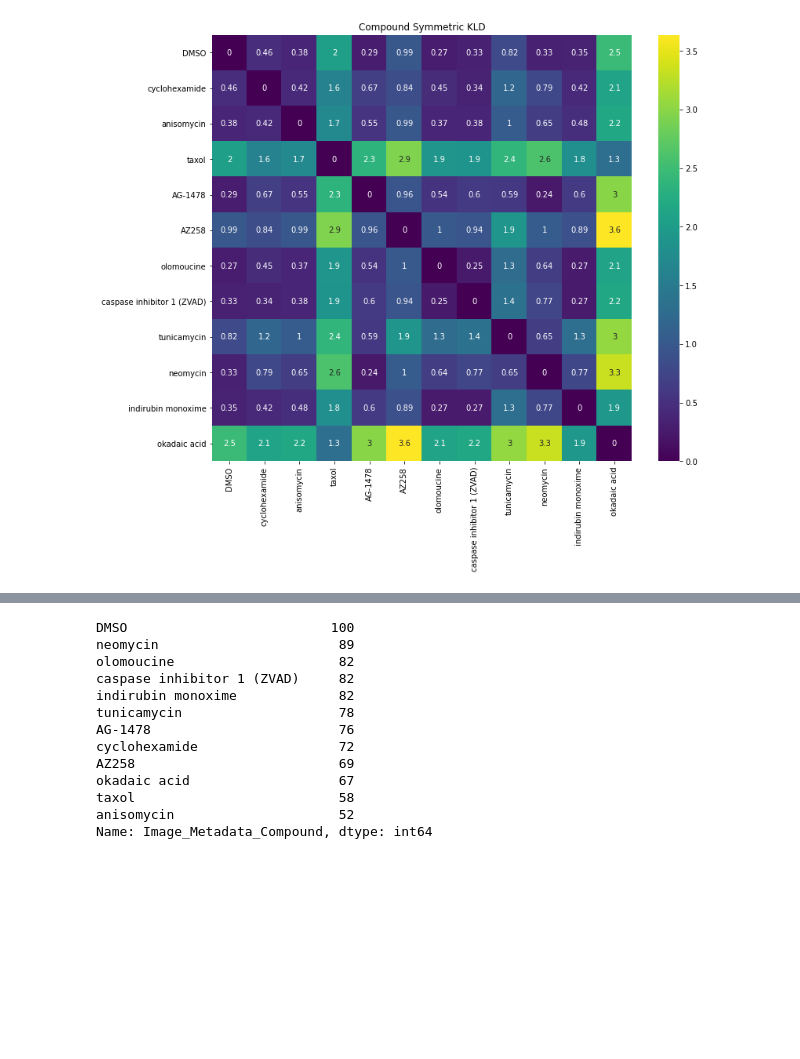
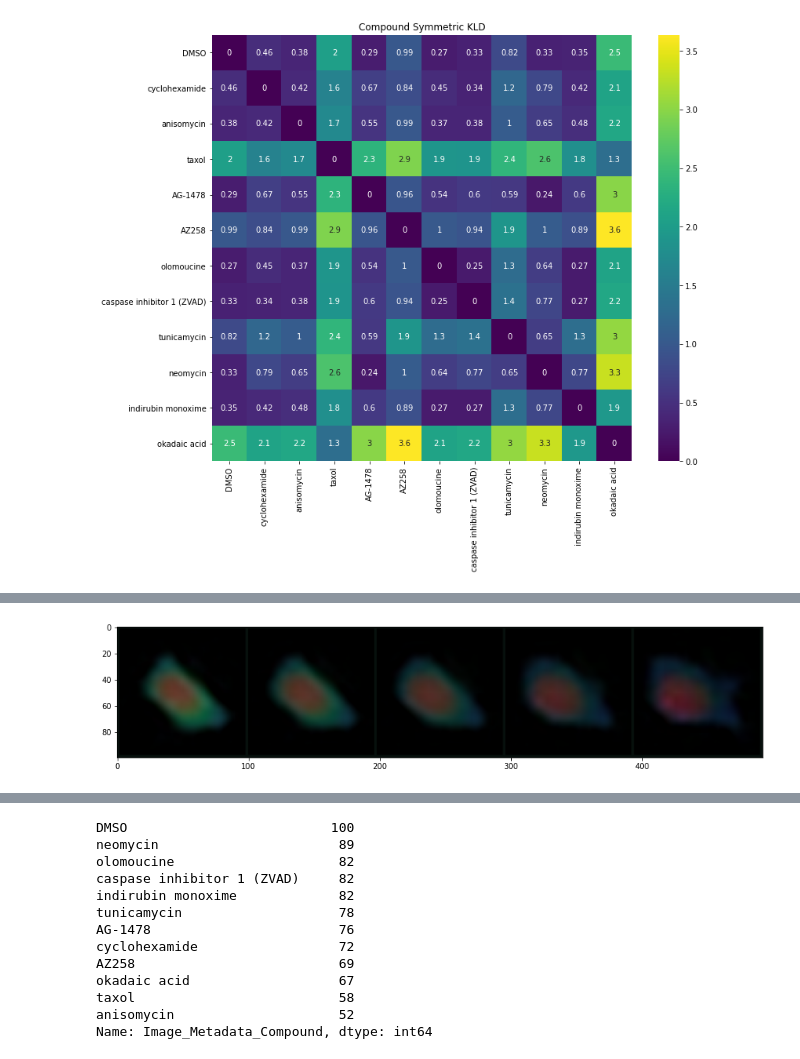
Before and after one commit to NotAndres/pytorch-vsc, a Jupyter notebook: notebook/vsc.ipynb, the cells around one changed output, grey strips where cells are left out. Saved outputs shown, nothing was run; the diff lists cells and outputs as text; code cells hidden in the pictures; blank space fills up the shorter version.

```diff
--- a/notebook/vsc.ipynb
+++ b/notebook/vsc.ipynb
@@ -621,3 +622,38 @@ array([0.        , 0.63195639, 0.54896234, 1.27863561, 0.47029034,
+# %%
+model.eval()
+idx = np.argmax(kldist_matrix)
+s, _ = kldist_matrix.shape
+comp_a = idx // s
+comp_b = idx % s
+comp_a = comp_list[comp_a]
+comp_b = comp_list[comp_b]
+
+selected_comps = compound_folder[compound_folder['Image_Metadata_Compound'] == comp_a]
+is_compound = np.isin(test_labels, selected_comps.id.values)
+comp_arr_a = test_z[is_compound].numpy()
+
+selected_comps = compound_folder[compound_folder['Image_Metadata_Compound'] == comp_b]
+is_compound = np.isin(test_labels, selected_comps.id.values)
+comp_arr_b = test_z[is_compound].numpy()
+
+np.random.seed(22)
+base_idx = np.random.randint(len(comp_arr_a))
+target_idx = np.random.randint(len(comp_arr_b))
+
+base = torch.from_numpy(comp_arr_a[base_idx:base_idx+1]).to(device)
+target = torch.from_numpy(comp_arr_b[target_idx:target_idx+1]).to(device)
+
+diff = target - base
+recon_25 = model.decode(base + diff*0.25)
+recon_50 = model.decode(base + diff*0.50)
+recon_75 = model.decode(base + diff*0.75)
+base = model.decode(base)
+target = model.decode(target)
+interpolation = torch.cat((base, recon_25, recon_50, recon_75, target), dim=0).cpu().detach()
+plt.figure(figsize=(15,15))
+imshow(torchvision.utils.make_grid(interpolation))
+# %% [output]
+[figure, added]
 # %%
 test_compounds = []
 
```
Also changed, not shown: parts of 4 cells of this notebook, 3 other files.
